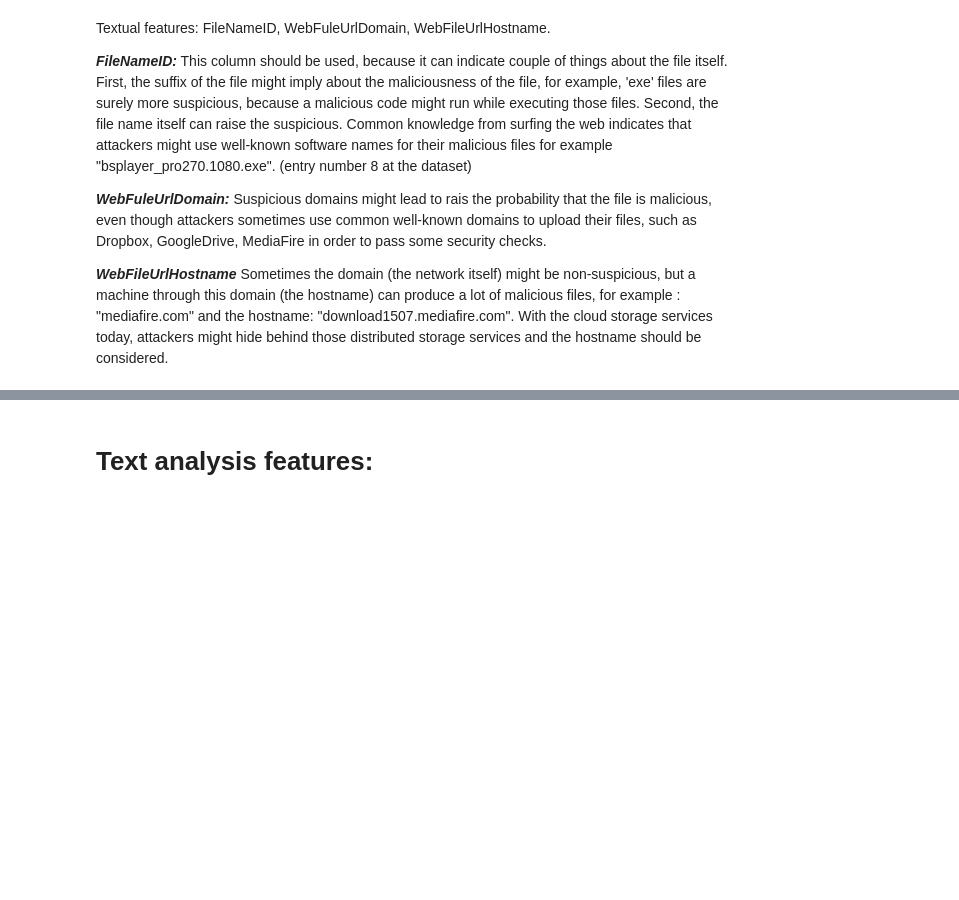
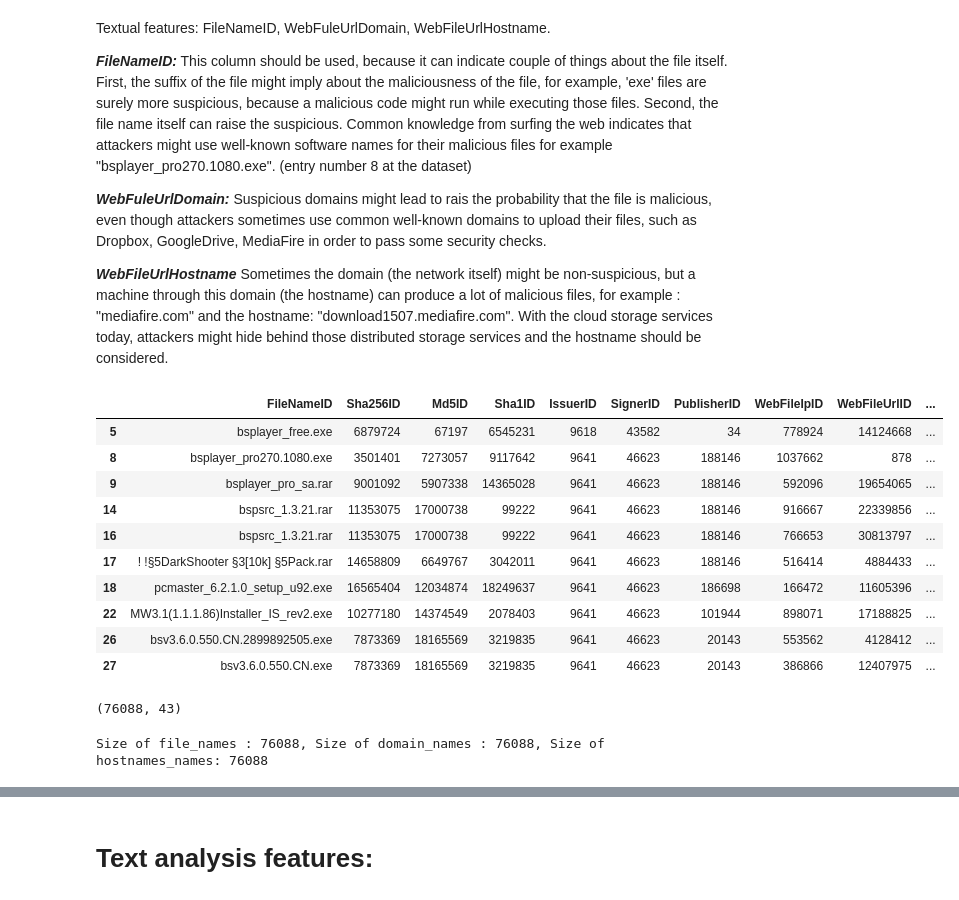
Before and after one commit to NitCoh/TextAnalysisForBigData, a Jupyter notebook: Big_Data_Analysis_for_Cyber_Security_Text_Analysis.ipynb, the cells around one changed output, grey strips where cells are left out. Cells and saved outputs as stored; diff of their text form; code cells hidden in the pictures; blank space fills up the shorter version.

```diff
--- a/Big_Data_Analysis_for_Cyber_Security_Text_Analysis.ipynb
+++ b/Big_Data_Analysis_for_Cyber_Security_Text_Analysis.ipynb
@@ -64,3 +53,32 @@ Suspicious domains might lead to rais the probability that the file is malicious
 Sometimes the domain (the network itself) might be non-suspicious, but a machine through this domain (the hostname) can produce a lot of malicious files, for example :
 "mediafire.com" and the hostname: "download1507.mediafire.com".
 With the cloud storage services today, attackers might hide behind those distributed storage services and the hostname should be considered.
+# %%
+#Filtered data-set
+
+df = df[df.FileNameID.str.isdigit() == False]
+df.head(n=10)
+# %% [output]
+|  | FileNameID | Sha256ID | Md5ID | Sha1ID | IssuerID | SignerID | PublisherID | WebFileIpID | WebFileUrlID | ... |
+| 5 | bsplayer_free.exe | 6879724 | 67197 | 6545231 | 9618 | 43582 | 34 | 778924 | 14124668 | ... |
+| 8 | bsplayer_pro270.1080.exe | 3501401 | 7273057 | 9117642 | 9641 | 46623 | 188146 | 1037662 | 878 | ... |
+| 9 | bsplayer_pro_sa.rar | 9001092 | 5907338 | 14365028 | 9641 | 46623 | 188146 | 592096 | 19654065 | ... |
+| 14 | bspsrc_1.3.21.rar | 11353075 | 17000738 | 99222 | 9641 | 46623 | 188146 | 916667 | 22339856 | ... |
+| 16 | bspsrc_1.3.21.rar | 11353075 | 17000738 | 99222 | 9641 | 46623 | 188146 | 766653 | 30813797 | ... |
+| 17 | ! !§5DarkShooter §3[10k] §5Pack.rar | 14658809 | 6649767 | 3042011 | 9641 | 46623 | 188146 | 516414 | 4884433 | ... |
+| 18 | pcmaster_6.2.1.0_setup_u92.exe | 16565404 | 12034874 | 18249637 | 9641 | 46623 | 186698 | 166472 | 11605396 | ... |
+| 22 | MW3.1(1.1.1.86)Installer_IS_rev2.exe | 10277180 | 14374549 | 2078403 | 9641 | 46623 | 101944 | 898071 | 17188825 | ... |
+| 26 | bsv3.6.0.550.CN.2899892505.exe | 7873369 | 18165569 | 3219835 | 9641 | 46623 | 20143 | 553562 | 4128412 | ... |
+| 27 | bsv3.6.0.550.CN.exe | 7873369 | 18165569 | 3219835 | 9641 | 46623 | 20143 | 386866 | 12407975 | ... |
+# %%
+df.shape
+# %% [output]
+(76088, 43)
+# %%
+file_names = [x for x in df.FileNameID]
+domain_names = [x for x in df.WebFileUrlDomain]
+hostname_names = [x for x in df.WebFileUrlHostname]
+len(file_names)
+print("Size of file_names : {}, Size of domain_names : {}, Size of hostnames_names: {}".format(len(file_names), len(domain_names), len(hostname_names)))
+# %% [output]
+Size of file_names : 76088, Size of domain_names : 76088, Size of hostnames_names: 76088
```
Also changed, not shown: parts of 11 cells of this notebook.
